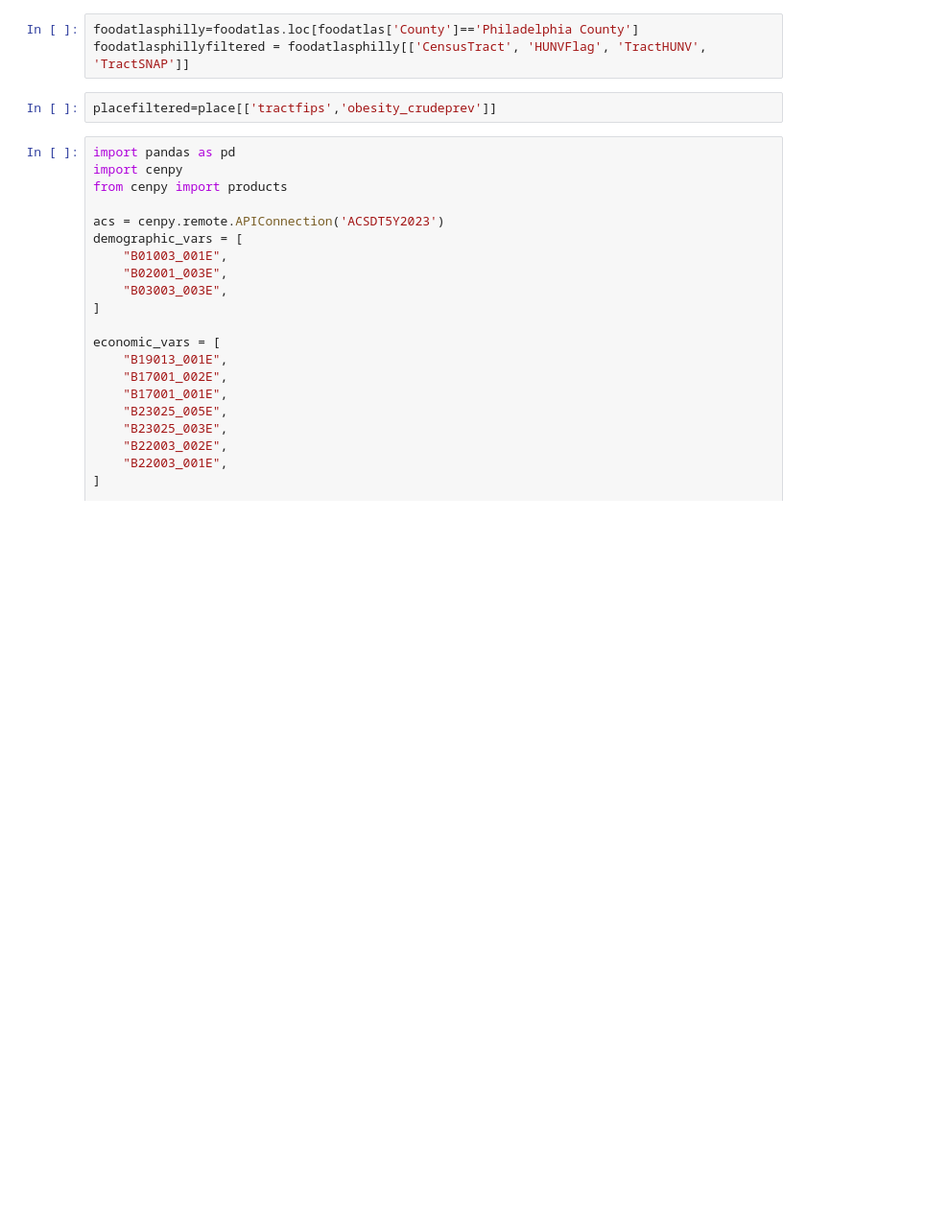
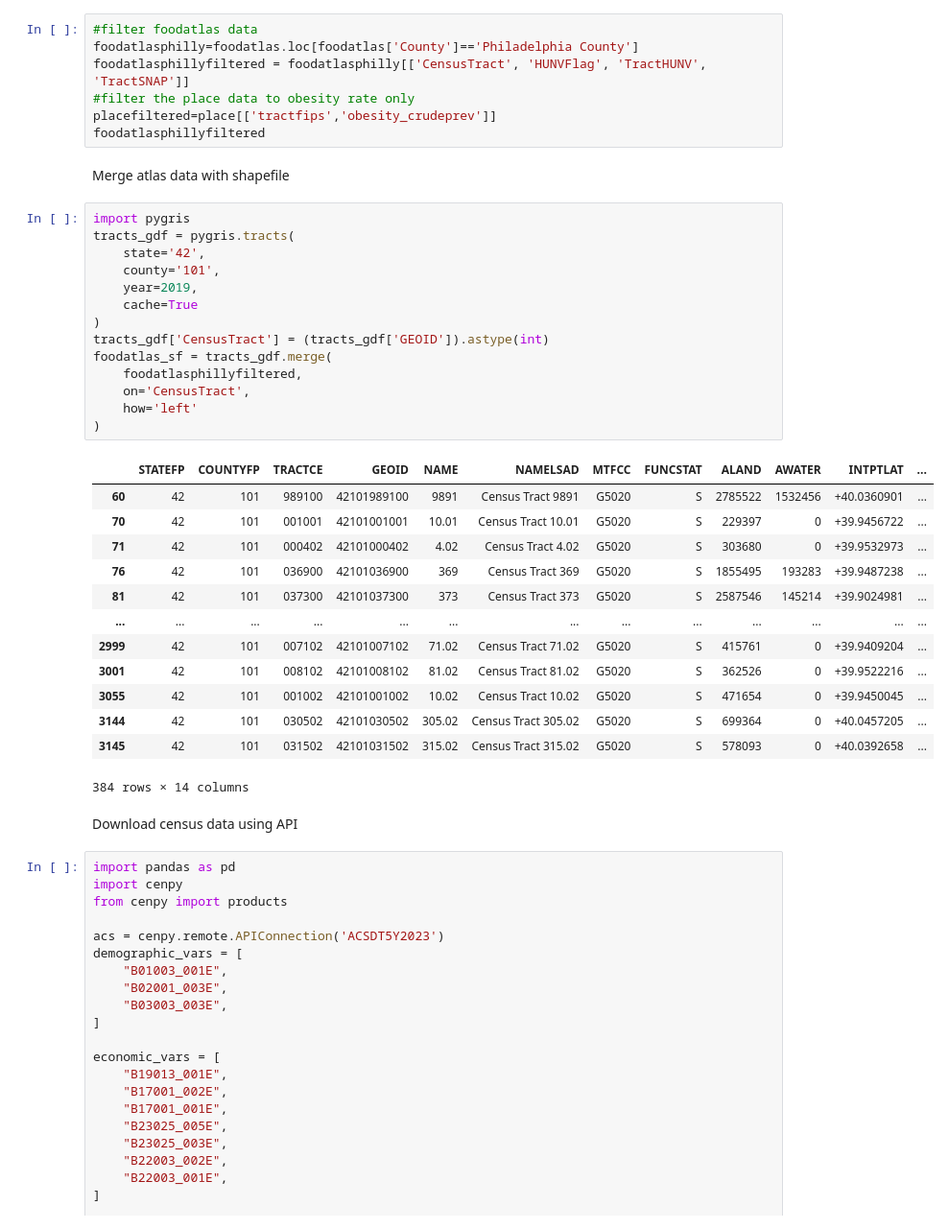
Before and after one commit to wenshaoting6-ui/MUSA-5500-Final-Project, a Jupyter notebook: Code.ipynb, the cells around one changed output. Shown at 96% size. Saved outputs shown, nothing was run; the diff lists cells and outputs as text; blank space fills up the shorter version.

```diff
--- a/Code.ipynb
+++ b/Code.ipynb
@@ -31,10 +39,44 @@ snapgdf.to_crs(epsg=2272)
 | 553394 | 1267170 | Zhu Juan Ling 1 | Convenience Store | 2351 | Orthodox St | NaN | Philadelphia | PA | ... |
 1660 rows × 16 columns
 # %%
+#filter foodatlas data
 foodatlasphilly=foodatlas.loc[foodatlas['County']=='Philadelphia County']
 foodatlasphillyfiltered = foodatlasphilly[['CensusTract', 'HUNVFlag', 'TractHUNV', 'TractSNAP']]
+#filter the place data to obesity rate only
+placefiltered=place[['tractfips','obesity_crudeprev']]
+foodatlasphillyfiltered
-# %%
-placefiltered=place[['tractfips','obesity_crudeprev']]
+# %% [markdown]
+Merge atlas data with shapefile
+# %%
+import pygris
+tracts_gdf = pygris.tracts(
+    state='42',
+    county='101',
+    year=2019,
+    cache=True
+)
+tracts_gdf['CensusTract'] = (tracts_gdf['GEOID']).astype(int)
+foodatlas_sf = tracts_gdf.merge(
+    foodatlasphillyfiltered,
+    on='CensusTract',
+    how='left'
+)
+# %% [output]
+|  | STATEFP | COUNTYFP | TRACTCE | GEOID | NAME | NAMELSAD | MTFCC | FUNCSTAT | ALAND | AWATER | INTPTLAT | ... |
+| 60 | 42 | 101 | 989100 | 42101989100 | 9891 | Census Tract 9891 | G5020 | S | 2785522 | 1532456 | +40.0360901 | ... |
+| 70 | 42 | 101 | 001001 | 42101001001 | 10.01 | Census Tract 10.01 | G5020 | S | 229397 | 0 | +39.9456722 | ... |
+| 71 | 42 | 101 | 000402 | 42101000402 | 4.02 | Census Tract 4.02 | G5020 | S | 303680 | 0 | +39.9532973 | ... |
+| 76 | 42 | 101 | 036900 | 42101036900 | 369 | Census Tract 369 | G5020 | S | 1855495 | 193283 | +39.9487238 | ... |
+| 81 | 42 | 101 | 037300 | 42101037300 | 373 | Census Tract 373 | G5020 | S | 2587546 | 145214 | +39.9024981 | ... |
+| ... | ... | ... | ... | ... | ... | ... | ... | ... | ... | ... | ... | ... |
+| 2999 | 42 | 101 | 007102 | 42101007102 | 71.02 | Census Tract 71.02 | G5020 | S | 415761 | 0 | +39.9409204 | ... |
+| 3001 | 42 | 101 | 008102 | 42101008102 | 81.02 | Census Tract 81.02 | G5020 | S | 362526 | 0 | +39.9522216 | ... |
+| 3055 | 42 | 101 | 001002 | 42101001002 | 10.02 | Census Tract 10.02 | G5020 | S | 471654 | 0 | +39.9450045 | ... |
+| 3144 | 42 | 101 | 030502 | 42101030502 | 305.02 | Census Tract 305.02 | G5020 | S | 699364 | 0 | +40.0457205 | ... |
+| 3145 | 42 | 101 | 031502 | 42101031502 | 315.02 | Census Tract 315.02 | G5020 | S | 578093 | 0 | +40.0392658 | ... |
+384 rows × 14 columns
+# %% [markdown]
+Download census data using API
 # %%
 import pandas as pd
 import cenpy
```
Also changed, not shown: parts of 19 cells of this notebook, 1 other file.
